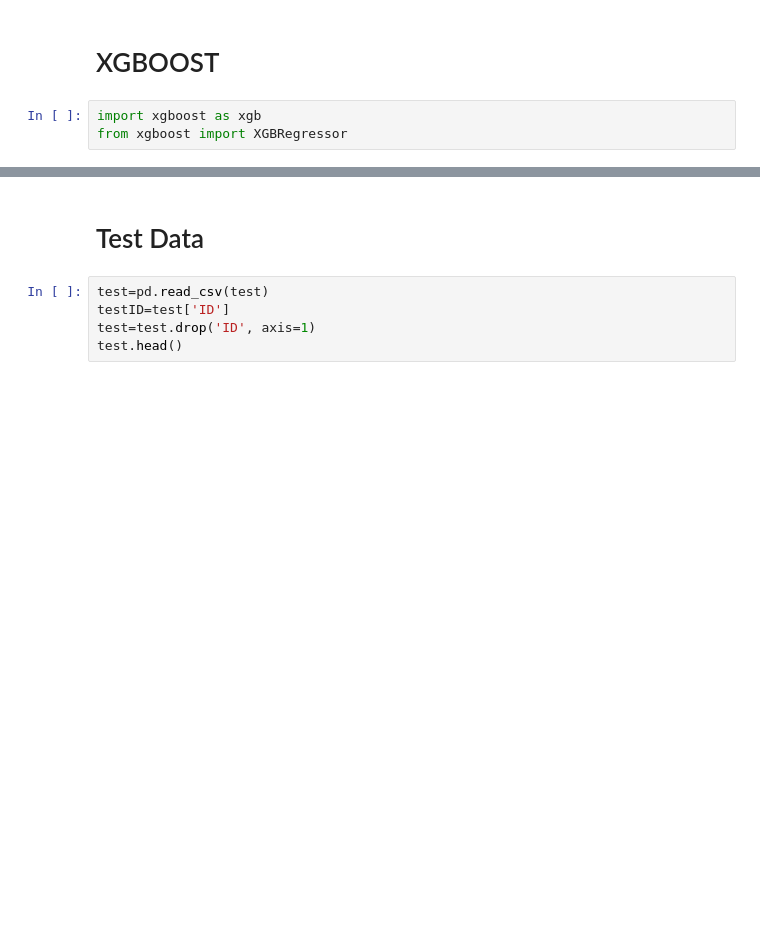
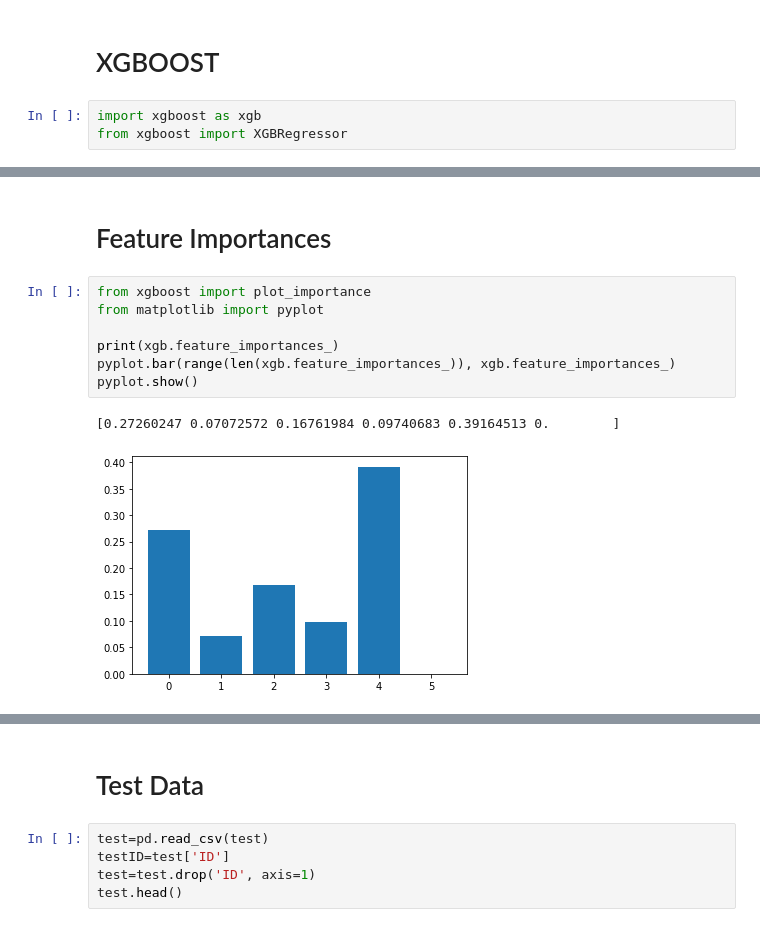
Before and after one commit to ScottySchmidt/MachineLearning, a Jupyter notebook: predictSales.ipynb, the cells around one changed output, grey strips where cells are left out. Drawn from its saved outputs; the diff is of its cells as text; blank space fills up the shorter version.

```diff
--- a/predictSales.ipynb
+++ b/predictSales.ipynb
@@ -211,0 +213,12 @@ print(r2_score(y_test, y_pred).round(4))
+# %% [markdown]
+# Feature Importances
+# %%
+from xgboost import plot_importance
+from matplotlib import pyplot
+
+print(xgb.feature_importances_)
+pyplot.bar(range(len(xgb.feature_importances_)), xgb.feature_importances_)
+pyplot.show()
+# %% [output]
+[0.27260247 0.07072572 0.16761984 0.09740683 0.39164513 0.        ]
+[figure, added]
```
Also changed, not shown: parts of 11 cells of this notebook.
